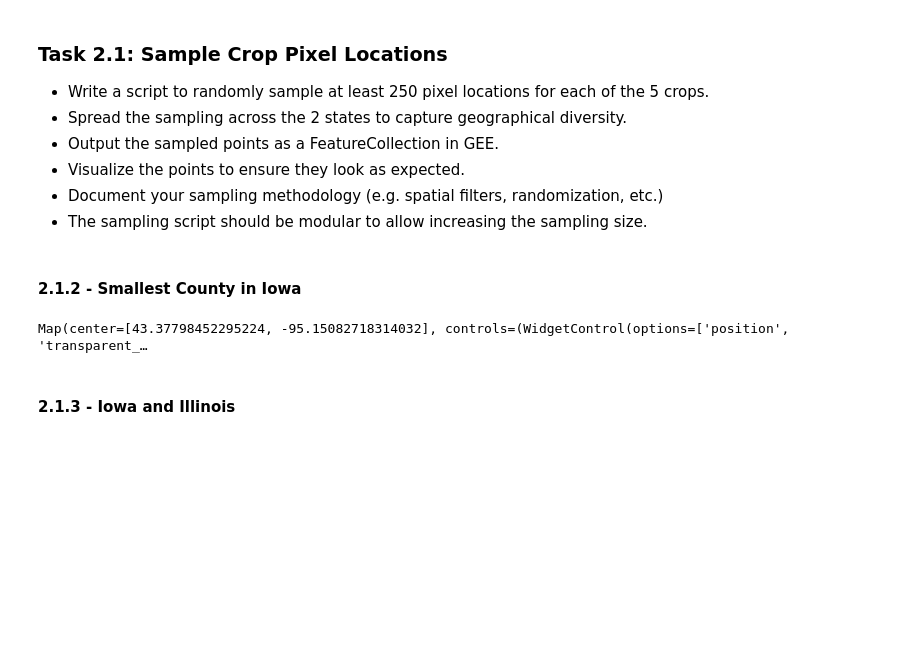
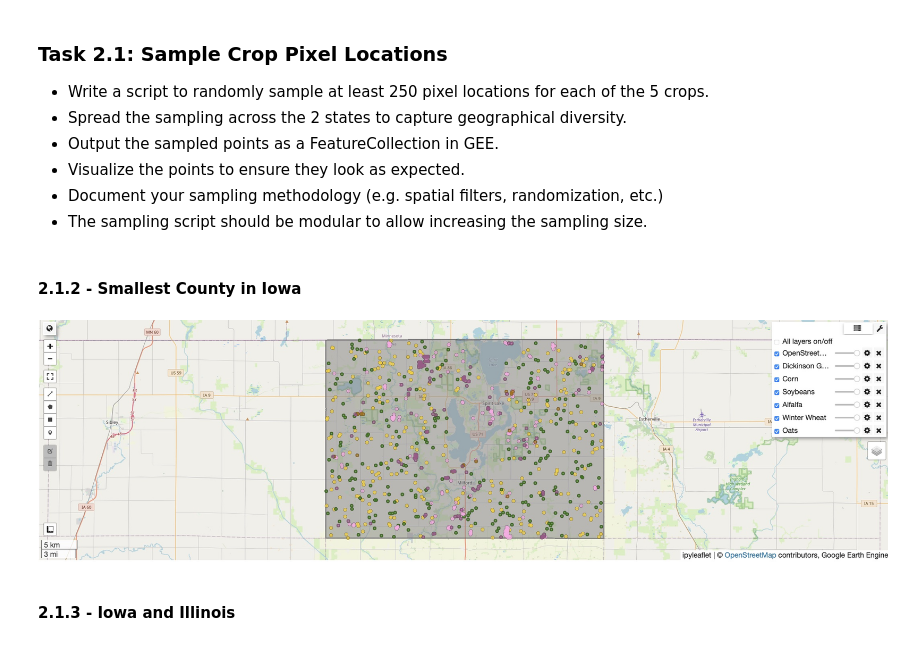
Before and after one commit to toribiodiego/ECE-471-A-Remote-Sensing, a Jupyter notebook: P02/P02.ipynb, the cells around one changed output. Saved outputs shown, nothing was run; the diff lists cells and outputs as text; code cells hidden in the pictures; blank space fills up the shorter version.

```diff
--- a/P02/P02.ipynb
+++ b/P02/P02.ipynb
@@ -888,44 +1141,38 @@ def plot_ndvi_time_series_from_list(ndvi_stats, title="NDVI Time Series"):
 # %% [markdown]
 #### 2.1.2 - Smallest County in Iowa
 # %%
-# specify state and county
+
+# Specify state and county.
 state_fips = "19"
 county_name = "Dickinson"
 
-# get county geometry
+# Get county geometry.
 county_geom = get_county_geometry(state_fips, county_name)
 
-# clip the CDL image (2019) to the county geometry
+# Clip the CDL image (2019) to the county geometry.
 cdl_image = ee.Image("USDA/NASS/CDL/2019").select("cropland").clip(county_geom)
 
-# define a color mapping for each crop
-crop_colors = {
-    "Corn": "red",
-    "Soybeans": "blue",
-    "Deciduous Forest": "green",
-    "Grass/Pasture": "yellow",
-    "Developed/Open Space": "magenta",
-}
-
-# create an interactive map for the county
+# Create an interactive map for the county.
 center = county_geom.centroid().coordinates().getInfo()[::-1]  # [lat, lon]
 m_county = geemap.Map(center=center, zoom=11)
 m_county.addLayer(
     county_geom, {"color": "grey", "fillColor": "00000000"}, f"{county_name} Geometry"
 )
 
-# sample points for the top 5 crops and add each as a layer with its designated color
+# Sample points for the top 5 crops and add each as a layer with its designated color.
 for crop_code, crop_name in top_5_crops.items():
     samples = sample_crop_locations(
         cdl_image, crop_code, crop_name, county_geom, num_points=250
     )
+    # Use the crop_colors dictionary to set the layer color.
     color = crop_colors.get(crop_name, "red")  # default to red if not found
-    m_county.addLayer(samples, {"color": color}, f"Samples: {crop_name}")
+    m_county.addLayer(samples, {"color": color}, f"{crop_name}")
 
 m_county.addLayerControl()
 m_county
+Image(filename='Dickinson.jpeg')
 # %% [output]
-Map(center=[43.37798452295224, -95.15082718314032], controls=(WidgetControl(options=['position', 'transparent_…
+[figure, added]
 # %% [markdown]
 #### 2.1.3 - Iowa and Illinois
 # %% [markdown]
```
Also changed, not shown: parts of 26 cells of this notebook.
